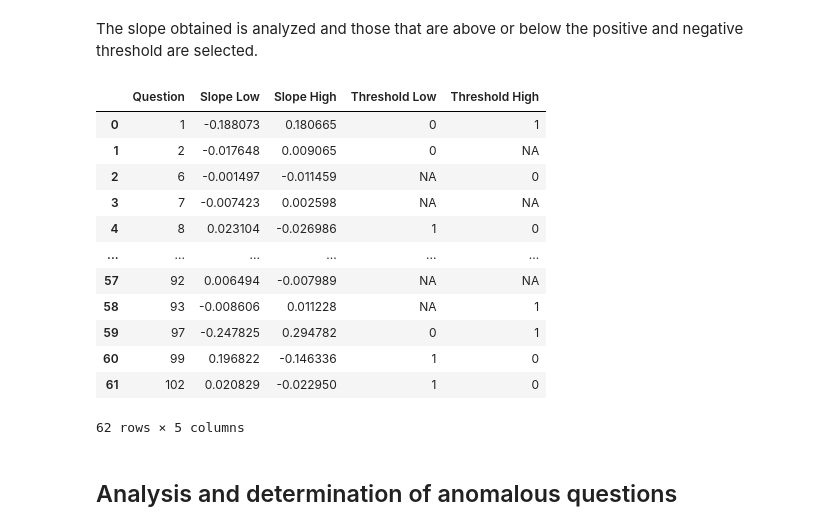
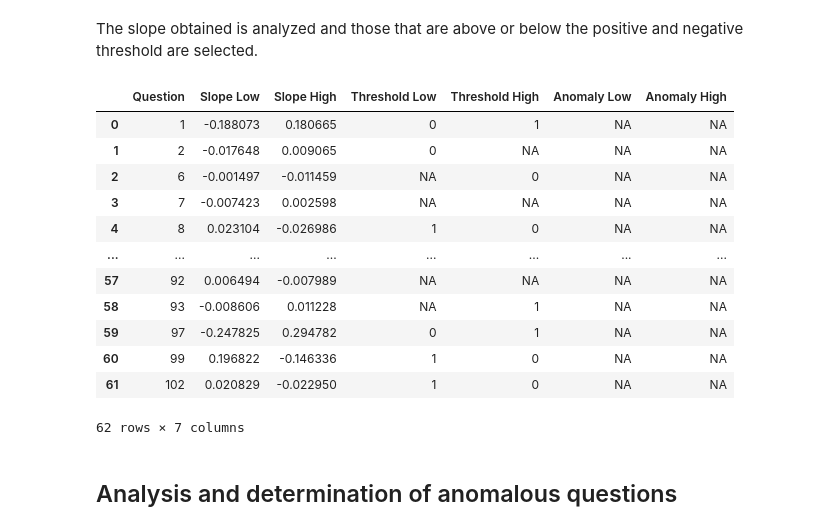
Before and after one commit to Manuel080800/IAE-Psicology, a Jupyter notebook: Red neuronal - Test/Explainers_ANN_Psychology_Classification.ipynb, the cells around one changed output. Cells and saved outputs as stored; diff of their text form; code cells hidden in the pictures.

```diff
--- a/Red neuronal - Test/Explainers_ANN_Psychology_Classification.ipynb
+++ b/Red neuronal - Test/Explainers_ANN_Psychology_Classification.ipynb
@@ -659,7 +656,8 @@ for i in range(df.shape[1]-1):
     slope_high = proba_exp_lr ['data']['ale_values'][i][1][2] - proba_exp_lr ['data']['ale_values'][i][0][2]
 
     dm = dm.append({'Question': ds_item.loc[i, "Question"], 'Slope Low': slope_low, 'Slope High': slope_high,
-                   'Threshold Low': 'NA', 'Threshold High': 'NA'}, ignore_index=True)
+                   'Threshold Low': 'NA', 'Threshold High': 'NA', 'Anomaly Low': 'NA', 'Anomaly High': 'NA'},
+                   ignore_index=True)
 
 dm
 # %% [output]
@@ -700,36 +698,33 @@ The slope obtained is analyzed and those that are above or below the positive an
 # %%
 for i in range(df.shape[1]-1):
 
     ## The slopes are selected according to the values of the thresholds of the Low class
     if dm.loc[i, "Slope Low"] >= positive_threshold:
-        dm.loc[i, "Threshold Low"] = '1'
+        dm.loc[i, "Threshold Low"] = 1
     elif dm.loc[i, "Slope Low"] <= negative_threshold:
-        dm.loc[i, "Threshold Low"] = '0'
+        dm.loc[i, "Threshold Low"] = 0
 
     ## The slopes are selected according to the values of the thresholds of the High class
     if dm.loc[i, "Slope High"] >= positive_threshold:
-        dm.loc[i, "Threshold High"] = '1'
+        dm.loc[i, "Threshold High"] = 1
     elif dm.loc[i, "Slope High"] <= negative_threshold:
-        dm.loc[i, "Threshold High"] = '0'
-
-## We save the slopes obtained in the corresponding dataset.
-dm.to_csv(path_dataset_qm, index = False)
+        dm.loc[i, "Threshold High"] = 0
 
 dm
 # %% [output]
-|  | Question | Slope Low | Slope High | Threshold Low | Threshold High |
-| 0 | 1 | -0.188073 | 0.180665 | 0 | 1 |
-| 1 | 2 | -0.017648 | 0.009065 | 0 | NA |
-| 2 | 6 | -0.001497 | -0.011459 | NA | 0 |
-| 3 | 7 | -0.007423 | 0.002598 | NA | NA |
-| 4 | 8 | 0.023104 | -0.026986 | 1 | 0 |
-| ... | ... | ... | ... | ... | ... |
-| 57 | 92 | 0.006494 | -0.007989 | NA | NA |
-| 58 | 93 | -0.008606 | 0.011228 | NA | 1 |
-| 59 | 97 | -0.247825 | 0.294782 | 0 | 1 |
-| 60 | 99 | 0.196822 | -0.146336 | 1 | 0 |
-| 61 | 102 | 0.020829 | -0.022950 | 1 | 0 |
+|  | Question | Slope Low | Slope High | Threshold Low | Threshold High | Anomaly Low | Anomaly High |
+| 0 | 1 | -0.188073 | 0.180665 | 0 | 1 | NA | NA |
+| 1 | 2 | -0.017648 | 0.009065 | 0 | NA | NA | NA |
+| 2 | 6 | -0.001497 | -0.011459 | NA | 0 | NA | NA |
+| 3 | 7 | -0.007423 | 0.002598 | NA | NA | NA | NA |
+| 4 | 8 | 0.023104 | -0.026986 | 1 | 0 | NA | NA |
+| ... | ... | ... | ... | ... | ... | ... | ... |
+| 57 | 92 | 0.006494 | -0.007989 | NA | NA | NA | NA |
+| 58 | 93 | -0.008606 | 0.011228 | NA | 1 | NA | NA |
+| 59 | 97 | -0.247825 | 0.294782 | 0 | 1 | NA | NA |
+| 60 | 99 | 0.196822 | -0.146336 | 1 | 0 | NA | NA |
+| 61 | 102 | 0.020829 | -0.022950 | 1 | 0 | NA | NA |
-62 rows × 5 columns
+62 rows × 7 columns
 # %% [markdown]
 ## Analysis and determination of anomalous questions
 # %% [markdown]
```
Also changed, not shown: parts of 8 cells of this notebook, 1 other file.
